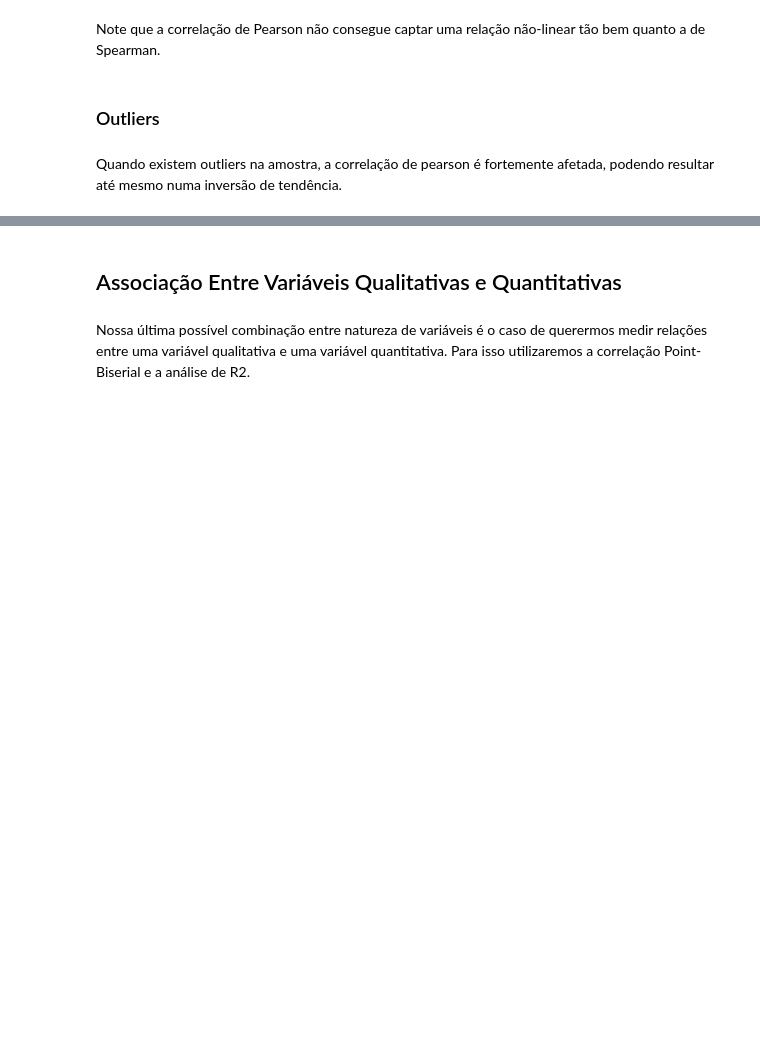
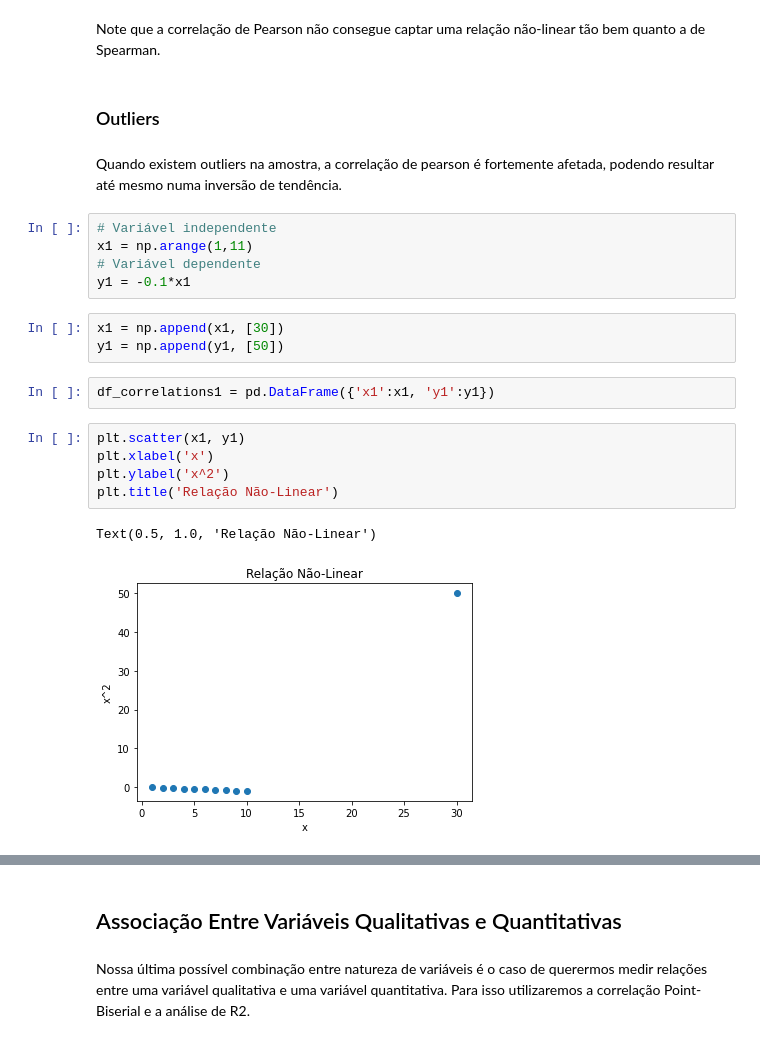
Before and after one commit to brondevitor/Python_Jorney, a Jupyter notebook: Statistics/Estatística Descritiva (Parte II).ipynb, the cells around one changed output, grey strips where cells are left out. Drawn from its saved outputs; the diff is of its cells as text; blank space fills up the shorter version.

```diff
--- a/Statistics/Estatística Descritiva (Parte II).ipynb
+++ b/Statistics/Estatística Descritiva (Parte II).ipynb
@@ -76,3 +174,21 @@ Note que a correlação de Pearson não consegue captar uma relação não-linea
 ### Outliers
 # %% [markdown]
 Quando existem outliers na amostra, a correlação de pearson é fortemente afetada, podendo resultar até mesmo numa inversão de tendência.
+# %%
+# Variável independente
+x1 = np.arange(1,11)
+# Variável dependente
+y1 = -0.1*x1
+# %%
+x1 = np.append(x1, [30])
+y1 = np.append(y1, [50])
+# %%
+df_correlations1 = pd.DataFrame({'x1':x1, 'y1':y1})
+# %%
+plt.scatter(x1, y1)
+plt.xlabel('x')
+plt.ylabel('x^2')
+plt.title('Relação Não-Linear')
+# %% [output]
+Text(0.5, 1.0, 'Relação Não-Linear')
+[figure, added]
```
Also changed, not shown: parts of 16 cells of this notebook.
